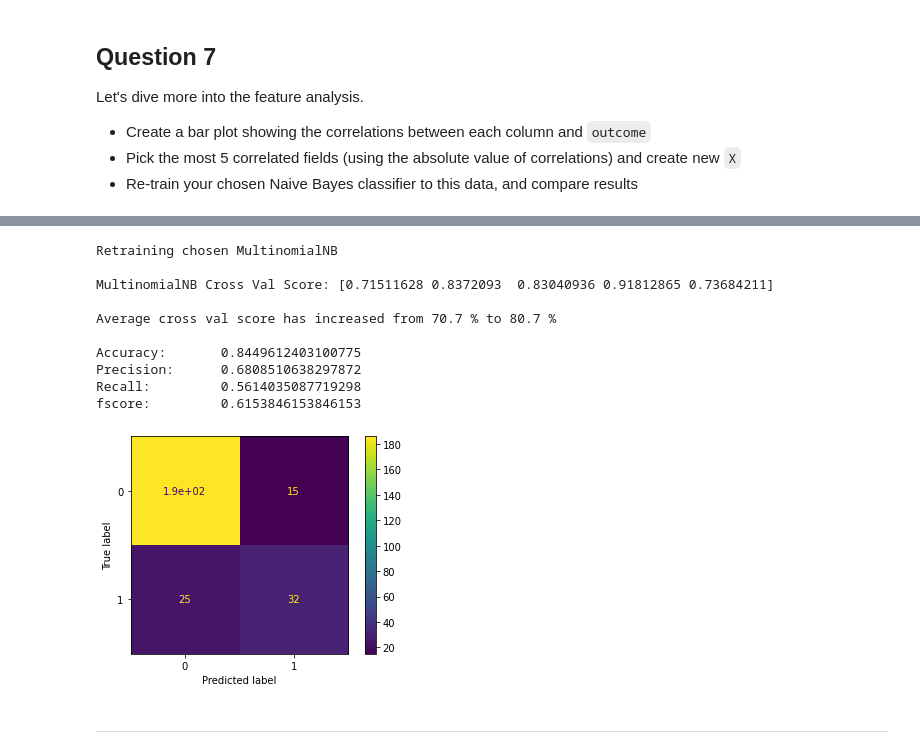
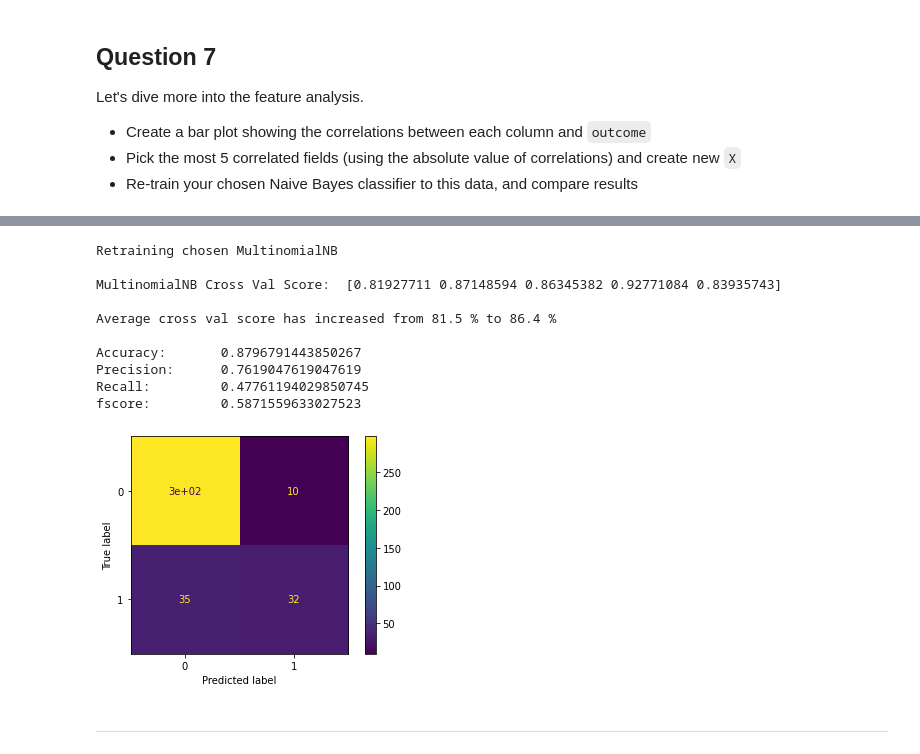
Before and after one commit to SamiAlavi/COVID-19-Predictive-Model, a Jupyter notebook: Assignment_02.ipynb, the cells around one changed output, grey strips where cells are left out. Saved outputs shown, nothing was run; the diff lists cells and outputs as text; code cells hidden in the pictures.

Commit message:
cross_val_score increased, errors corrected

```diff
--- a/Assignment_02.ipynb
+++ b/Assignment_02.ipynb
@@ -219,20 +225,20 @@ def encodedates(d1,d2):
       a = d1[i].split('.')
       b = d2[i].split('.')
       if len(a)==3 and len(b)==3:
-        diff = difdays(a,b)*1.0
+        diff = difdays(a,b)
         encoded.append(diff)
         summ.append(diff)
       else:
         a[2] = a[2][:4]
         b[2] = b[2][:4]
-        diff = difdays(a[:3],b[:3])*1.0
+        diff = difdays(a[:3],b[:3])
         encoded.append(diff)
         summ.append(diff)
     else:
       encoded.append('~')
   encoded = np.array(encoded)
   avg = round(sum(summ)/len(summ))
-  return avg, np.where(encoded=='~',avg,encoded).astype(float) # replacing no data with avg
+  return avg, np.where(encoded=='~',avg,encoded).astype(int) # replacing no data with avg
 # %%
 #encoding lives_in_Wuhan
 
@@ -240,11 +246,15 @@ def encodewuhan(col):
   encoded = list()
   for i in col:
     if i=='yes' or 'Wuhan' in i:
+      encoded.append(2)
+    elif i=='~':
+      encoded.append(0)
+    else:
       encoded.append(1)
-    else:
-      encoded.append(0)
   return encoded
 # %%
+#encoding outcome
+
 def formatoutcome(i):
   dead = ['dead','death','deceased','died']
   stable = ['alive','symptoms only improved with cough. currently hospitalized for follow-up.']
@@ -270,17 +280,17 @@ def formatoutcome(i):
     i = 'recovered'
   elif i in stable:
     i = 'recovered'
+  else:
+    i = 'recovered'
 
   return i
 
 def encodeoutcome(col):
   col = [x.lower() for x in col]
-  uniq = list()
+  uniq = ['recovered','dead']
   encoded = list()
   for i in col:
     i = formatoutcome(i)
-    if i not in uniq:
-      uniq.append(i)
     encoded.append(uniq.index(i))
 
   return uniq,encoded
@@ -293,19 +356,23 @@ df = df[df['outcome'] != '~']
 age = df['age'].values
 sex = df['sex'].values
 cpc = df[['city','province','country']]
+#latlong = df[['latitude','longitude']]
 allsymp = df['symptoms'].values
 onsetsymp = df['date_onset_symptoms'].values
 admissymp = df['date_admission_hospital'].values
 liveswuhan = df['lives_in_Wuhan'].values
+chrnc = df['chronic_disease'].values
 outcome = df['outcome'].values
 
 avgage, encage = encodeage(age)                       # special encoding for age
 encsex = encodesex(sex)                               # special encoding for sex
 uniqcpc, enccpc = encodecpc(cpc)                      # special encoding for city, province, country (cpc)
-uniqsymp, encsymp = encodesymp(allsymp)               # special encoding for symptoms
+#enclatlong = encodelatlong(latlong)                  # special encoding for lat,long by calculating distance from USA (highest death rate)
+uniqsymp, encsymp = encodesymp(allsymp)               # special encoding for symptoms + feature scaling
 avgdate, encdates = encodedates(onsetsymp, admissymp) # special encoding for dates (date_admission_hospital - date_onset_symptoms)
 encwuhan = encodewuhan(liveswuhan)                    # special encoding for lives_in_Wuhan
-uniqoutcome, encoutcome = encodeoutcome(outcome)      # special encoding for outcome
+enccd = encodechronic(chrnc)                          # special encoding for chronic_disease
+uniqoutcome, encoutcome = encodeoutcome(outcome)      # binary encoding for outcome
 
 encdf = df.copy()
 encdf['age'] = encage
@@ -313,10 +380,13 @@ encdf['sex'] = encsex
 encdf['city'] = enccpc[0]
 encdf['province'] = enccpc[1]
 encdf['country'] = enccpc[2]
+#encdf['latitude'] = enclatlong
+#encdf = encdf.drop(['longitude'],axis=1)
 encdf['symptoms'] = encsymp
 encdf['date_admission_hospital'] = encdates
 encdf = encdf.drop(['date_onset_symptoms'],axis=1)
 encdf['lives_in_Wuhan'] = encwuhan
+encdf['chronic_disease'] = enccd
 encdf['outcome'] = encoutcome
 
 encdf
@@ -523,29 +594,32 @@ Name: outcome, dtype: float64
 # %%
 printRed('Retraining chosen MultinomialNB\n')
 
 X_new = newdf[[col for col in newdf.columns if col != 'outcome']].values
 y_new = newdf['outcome'].values
 
-cv = 5
 mnb = MultinomialNB()
 mcvs = cross_val_score(mnb, X_new, y_new, cv=cv, n_jobs=-1)
 mavg_new = str(np.mean(mcvs)*100)[:4]
-print(f'MultinomialNB Cross Val Score: {mcvs}\n')
-printRed(f'Average cross val score has increased from {mavg} % to {mavg_new} %\n')
+print(f'MultinomialNB Cross Val Score:\t{mcvs}\n')
+if mavg<mavg_new:
+  res = 'increased'
+else:
+  res = 'decreased'
+printRed(f'Average cross val score has {res} from {mavg} % to {mavg_new} %\n')
 
-getall(MultinomialNB(), X_new, y_new, sss.split(X_new,y_new))
+getall(GaussianNB(), X_new, y_new, sss.split(X_new,y_new))
 # %% [output]
 Retraining chosen MultinomialNB
 
-MultinomialNB Cross Val Score: [0.71511628 0.8372093  0.83040936 0.91812865 0.73684211]
+MultinomialNB Cross Val Score:  [0.81927711 0.87148594 0.86345382 0.92771084 0.83935743]
 
-Average cross val score has increased from 70.7 % to 80.7 %
+Average cross val score has increased from 81.5 % to 86.4 %
 
-Accuracy:       0.8449612403100775
-Precision:      0.6808510638297872
-Recall:         0.5614035087719298
-fscore:         0.6153846153846153
+Accuracy:       0.8796791443850267
+Precision:      0.7619047619047619
+Recall:         0.47761194029850745
+fscore:         0.5871559633027523
-[figure, old version]
+[figure, new version]
 # %% [markdown]
 <hr>
 # %% [markdown]
```
Also changed, not shown: parts of 19 cells of this notebook.
